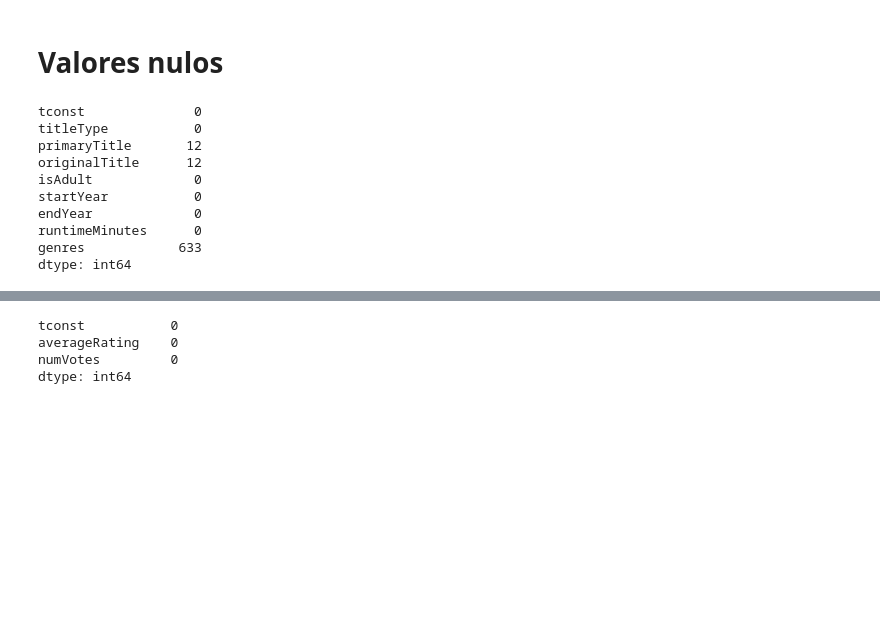
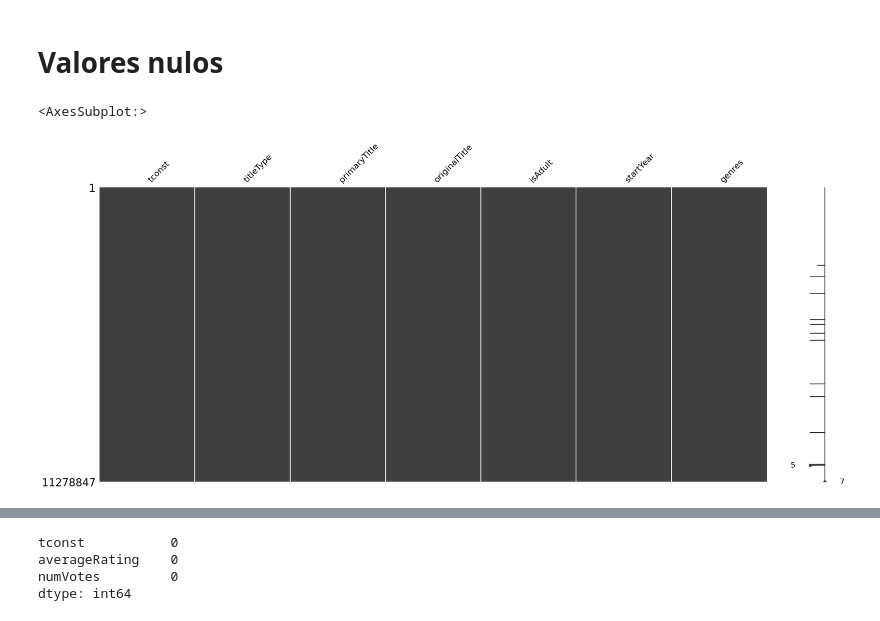
Before and after one commit to JaimeIngenia/PerfilPython_CienciaDatos, a Jupyter notebook: Becarios/tarea2/analisis.ipynb, the cells around one changed output, grey strips where cells are left out. Cells and saved outputs as stored; diff of their text form; code cells hidden in the pictures; blank space fills up the shorter version.

```diff
--- a/Becarios/tarea2/analisis.ipynb
+++ b/Becarios/tarea2/analisis.ipynb
@@ -57,3 +91,5 @@ df_title_basics_1.tail(3)
+# %%
+df_title_basics_1.replace({'\\N': np.nan}, inplace=True)
 # %%
 df_title_ratings_2.tail(3)
 # %% [output]
@@ -164,19 +216,7 @@ memory usage: 264.4+ MB
 # %%
 # Matriz de valores faltantes
 
-#msno.matrix(df_title_basics_1)
-
-df_nulos_title_basics_1 = df_title_basics_1.isnull().sum()
-
-df_nulos_title_basics_1
+msno.matrix(df_title_basics_1)
 # %% [output]
-tconst              0
-titleType           0
-primaryTitle       12
-originalTitle      12
-isAdult             0
-startYear           0
-endYear             0
-runtimeMinutes      0
-genres            633
-dtype: int64
+<AxesSubplot:>
+[figure, added]
```
Also changed, not shown: parts of 76 cells of this notebook.
